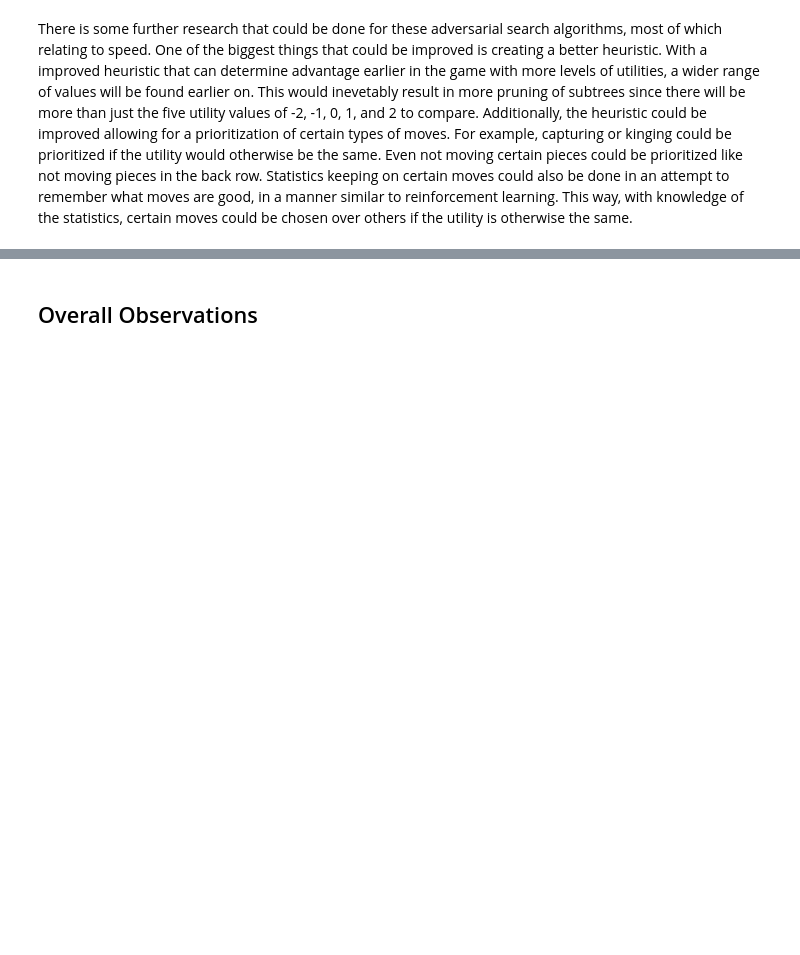
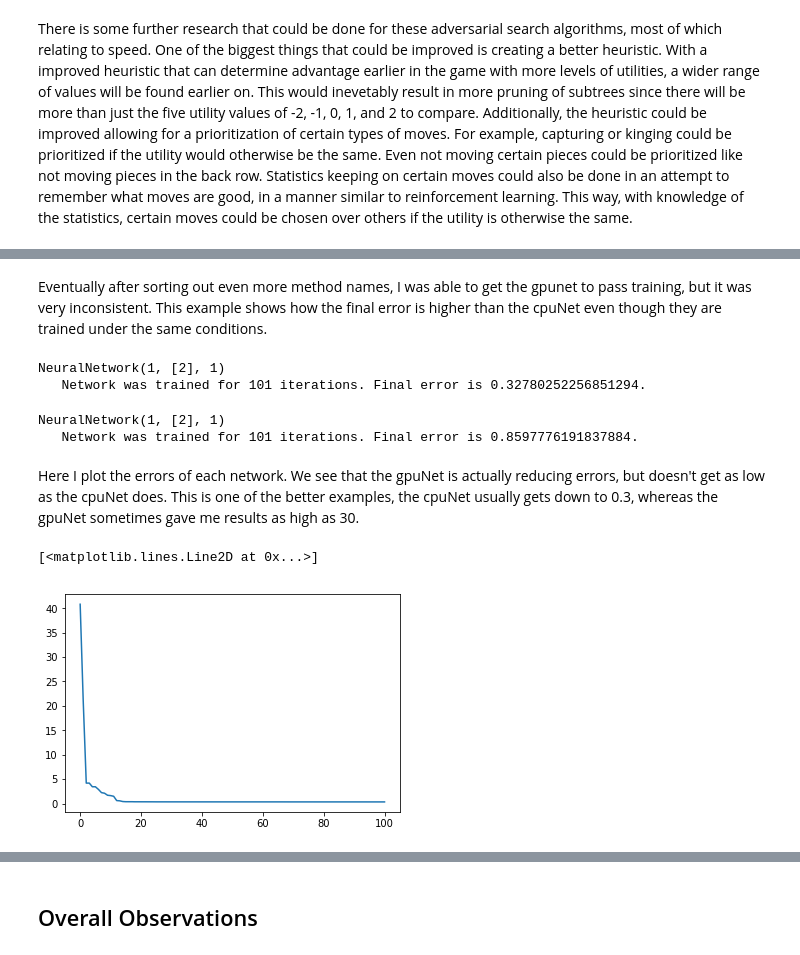
Before and after one commit to chrishaynes21/gneuarally_checkers, a Jupyter notebook: Williams-Newell-Haynes-Final-Project.ipynb, the cells around one changed output, grey strips where cells are left out. Drawn from its saved outputs; the diff is of its cells as text; code cells hidden in the pictures; blank space fills up the shorter version.

```diff
--- a/Williams-Newell-Haynes-Final-Project.ipynb
+++ b/Williams-Newell-Haynes-Final-Project.ipynb
@@ -336,0 +394,9 @@ There is some further research that could be done for these adversarial search a
+# %%
+## Traditional arrays
+X = np.arange(10).reshape((-1,1))
+X = X.astype(float)
+T = X + 1 + np.random.uniform(-1, 1, ((10,1)))
+
+## torchy tensors (default to gpu)
+Xt = torch.from_numpy(X.astype(float)).cuda() #converts to float for the .mean() call.
+Tt = torch.from_numpy(T).cuda()
@@ -336,0 +434,2 @@ There is some further research that could be done for these adversarial search a
+# %%
+cpuNet = nn.NeuralNetwork(X.shape[1], 2, T.shape[1])
@@ -336,0 +438,19 @@ There is some further research that could be done for these adversarial search a
+# %% [markdown]
+Eventually after sorting out even more method names, I was able to get the gpunet to pass training, but it was very inconsistent. This example shows how the final error is higher than the cpuNet even though they are trained under the same conditions.
+# %%
+cpuNet.train(X,T,100)
+# %% [output]
+NeuralNetwork(1, [2], 1)
+   Network was trained for 101 iterations. Final error is 0.32780252256851294.
+# %%
+gpuNet.train(Xt,Tt,100)
+# %% [output]
+NeuralNetwork(1, [2], 1)
+   Network was trained for 101 iterations. Final error is 0.8597776191837884.
+# %% [markdown]
+Here I plot the errors of each network. We see that the gpuNet is actually reducing errors, but doesn't get as low as the cpuNet does. This is one of the better examples, the cpuNet usually gets down to 0.3, whereas the gpuNet sometimes gave me results as high as 30.
+# %%
+plt.plot(cpuNet.getErrors())
+# %% [output]
+[<matplotlib.lines.Line2D at 0x...>]
+[figure, added]
```
Also changed, not shown: parts of 66 cells of this notebook.
